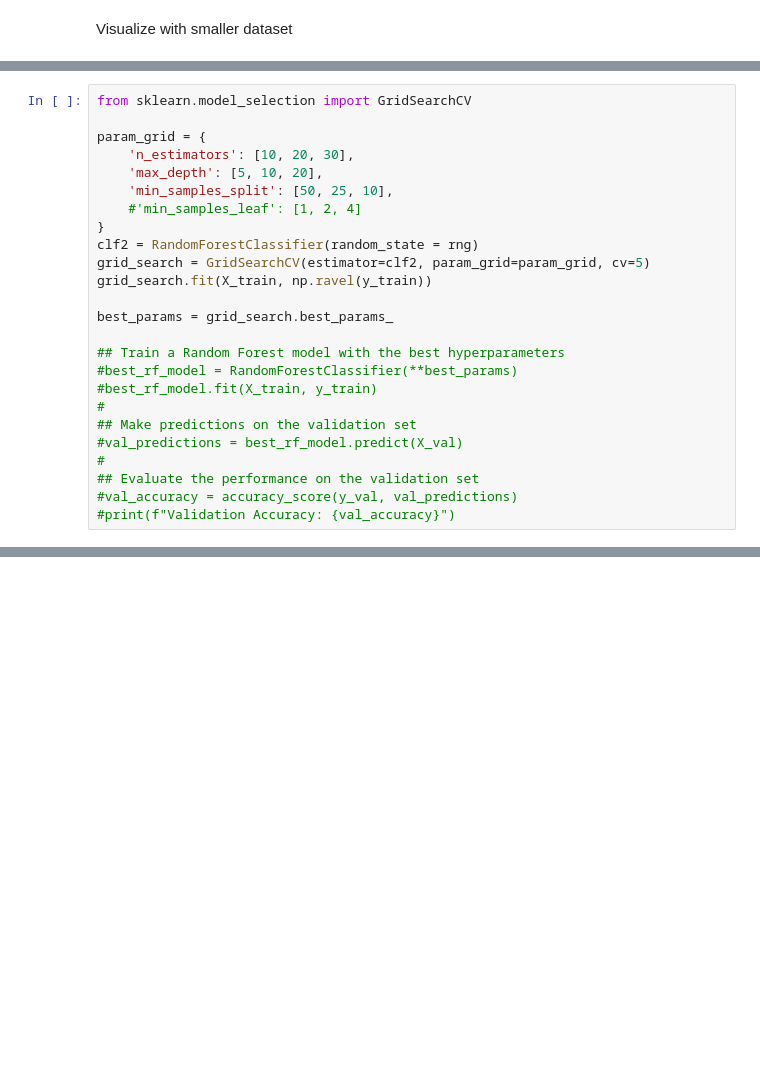
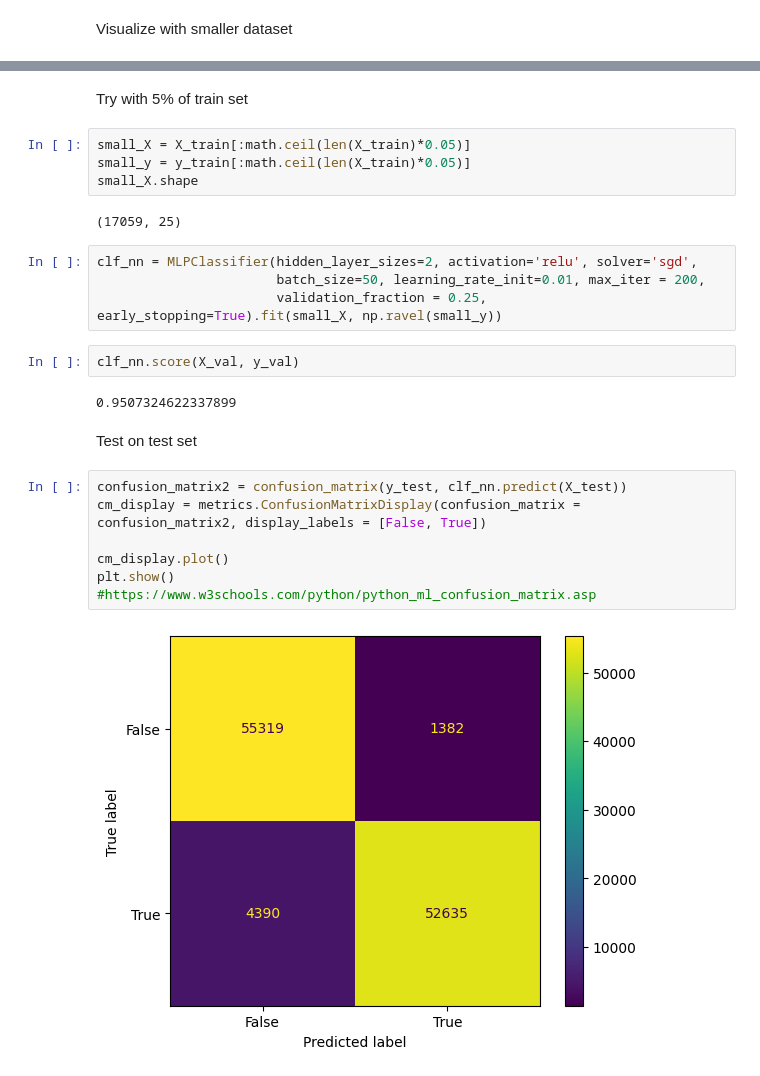
Before and after one commit to jhwang00/cs584-project, a Jupyter notebook: 2023_creditcard_dataset.ipynb, the cells around one changed output, grey strips where cells are left out. Cells and saved outputs as stored; diff of their text form; blank space fills up the shorter version.

```diff
--- a/2023_creditcard_dataset.ipynb
+++ b/2023_creditcard_dataset.ipynb
@@ -295,25 +239,0 @@ runtime => prune, feature selection
-# %%
-from sklearn.model_selection import GridSearchCV
-
-param_grid = {
-    'n_estimators': [10, 20, 30],
-    'max_depth': [5, 10, 20],
-    'min_samples_split': [50, 25, 10],
-    #'min_samples_leaf': [1, 2, 4]
-}
-clf2 = RandomForestClassifier(random_state = rng)
-grid_search = GridSearchCV(estimator=clf2, param_grid=param_grid, cv=5)
-grid_search.fit(X_train, np.ravel(y_train))
-
-best_params = grid_search.best_params_
-
-## Train a Random Forest model with the best hyperparameters
-#best_rf_model = RandomForestClassifier(**best_params)
-#best_rf_model.fit(X_train, y_train)
-#
-## Make predictions on the validation set
-#val_predictions = best_rf_model.predict(X_val)
-#
-## Evaluate the performance on the validation set
-#val_accuracy = accuracy_score(y_val, val_predictions)
-#print(f"Validation Accuracy: {val_accuracy}")
@@ -376,0 +248,27 @@ Select 11 features from model based and univariate
+# %% [markdown]
+Try with 5% of train set
+# %%
+small_X = X_train[:math.ceil(len(X_train)*0.05)]
+small_y = y_train[:math.ceil(len(X_train)*0.05)]
+small_X.shape
+# %% [output]
+(17059, 25)
+# %%
+clf_nn = MLPClassifier(hidden_layer_sizes=2, activation='relu', solver='sgd',
+                       batch_size=50, learning_rate_init=0.01, max_iter = 200,
+                       validation_fraction = 0.25, early_stopping=True).fit(small_X, np.ravel(small_y))
+# %%
+clf_nn.score(X_val, y_val)
+# %% [output]
+0.9507324622337899
+# %% [markdown]
+Test on test set
+# %%
+confusion_matrix2 = confusion_matrix(y_test, clf_nn.predict(X_test))
+cm_display = metrics.ConfusionMatrixDisplay(confusion_matrix = confusion_matrix2, display_labels = [False, True])
+
+cm_display.plot()
+plt.show()
+#https://www.w3schools.com/python/python_ml_confusion_matrix.asp
+# %% [output]
+[figure, added]
```
Also changed, not shown: parts of 66 cells of this notebook.
